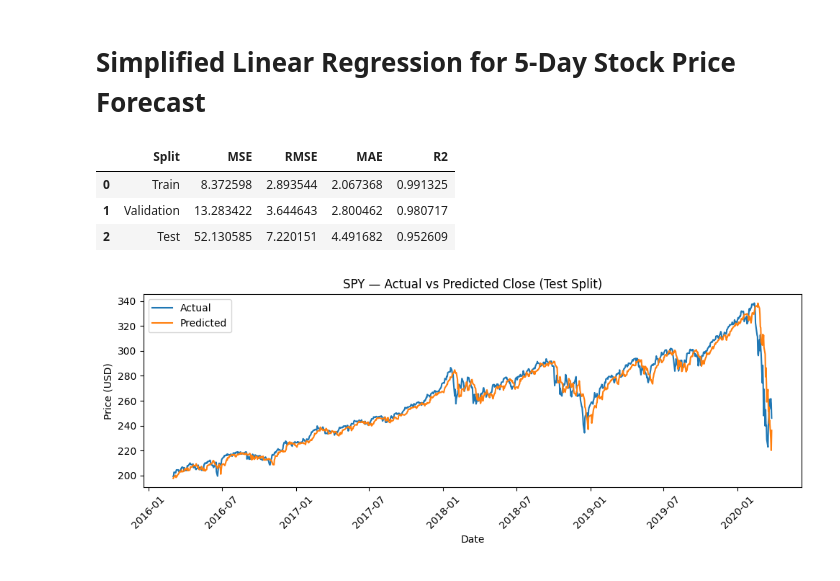
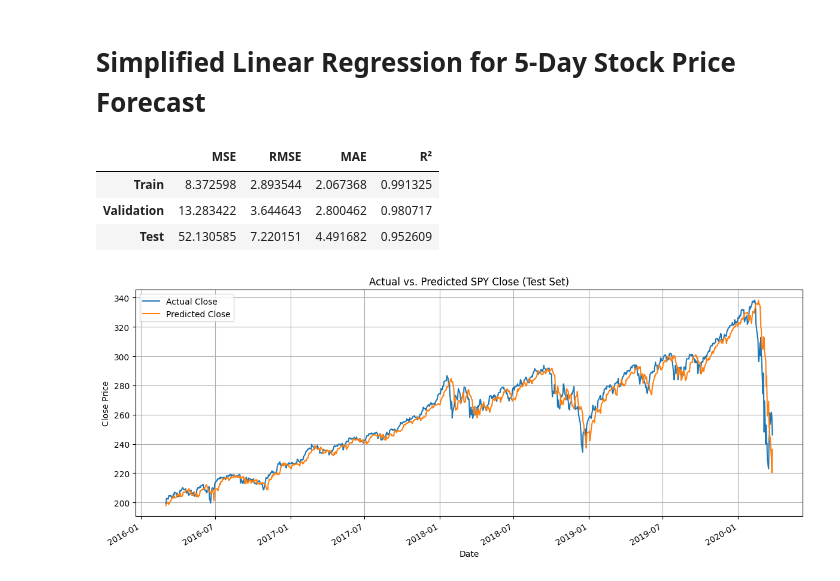
Before and after one commit to adamgj3030/Stock_Prediction, a Jupyter notebook: models/linear_regression.ipynb, the cells around one changed output. Saved outputs shown, nothing was run; the diff lists cells and outputs as text; code cells hidden in the pictures.

```diff
--- a/models/linear_regression.ipynb
+++ b/models/linear_regression.ipynb
@@ -12 +37,21 @@ import matplotlib.pyplot as plt
+# %%
+def split_data(X, y, dates, train_ratio = 0.70, val_ratio = 0.15):
+    # Chronological train / val / test split (70/15/15)
+    n = len(X)
+    train_end = int(n * train_ratio)
+    val_end = int(n * (train_ratio + val_ratio))
+
+    X_train, y_train = X.iloc[:train_end], y.iloc[:train_end]
+    X_val, y_val = X.iloc[train_end:val_end], y.iloc[train_end:val_end]
+    X_test, y_test = X.iloc[val_end:], y.iloc[val_end:]
+    d_test = dates.iloc[val_end:]
+
+    return (X_train, y_train), (X_val, y_val), (X_test, y_test, d_test)
+# %%
+def eval_metrics(y_true, y_pred):
+    mse = mean_squared_error(y_true, y_pred)
+    rmse = math.sqrt(mse)
+    mae = mean_absolute_error(y_true, y_pred)
+    r2 = r2_score(y_true, y_pred)
+    return {"MSE": mse, "RMSE": rmse, "MAE": mae, "R²": r2}
 # %%
@@ -68,23 +85,22 @@ def run_linear_regression(csv_file, lag=15, forecast=5):
 # %%
-# === Example usage on SPY.csv ===
-metrics, fitted_model, test_dates, y_test, y_pred = run_linear_regression('data/etfs/SPY.csv')
+# Visualize results
+metrics, model, dates_test, y_test, y_pred_test = run_linear_regression('../data/etfs/SPY.csv')
+df_metrics = pd.DataFrame.from_dict(metrics, orient='index')
+display(df_metrics)
 
-display(metrics)
+actual = pd.Series(y_test.values, index=dates_test, name='Actual Close')
+pred   = pd.Series(y_pred_test,       index=dates_test, name='Predicted Close')
+plot_df = pd.concat([actual, pred], axis=1)
 
-# Plot true vs predicted close prices on the test split
-plt.figure(figsize=(10,4))
-plt.plot(test_dates, y_test, label='Actual')
-plt.plot(test_dates, y_pred, label='Predicted')
-plt.title('SPY — Actual vs Predicted Close (Test Split)')
-plt.xlabel('Date')
-plt.ylabel('Price (USD)')
-plt.legend()
-plt.xticks(rotation=45)
+ax = plot_df.plot(figsize=(12,5), grid=True)
+ax.set_title("Actual vs. Predicted SPY Close (Test Set)")
+ax.set_xlabel("Date")
+ax.set_ylabel("Close Price")
 plt.tight_layout()
 plt.show()
 # %% [output]
-|  | Split | MSE | RMSE | MAE | R2 |
-| 0 | Train | 8.372598 | 2.893544 | 2.067368 | 0.991325 |
-| 1 | Validation | 13.283422 | 3.644643 | 2.800462 | 0.980717 |
-| 2 | Test | 52.130585 | 7.220151 | 4.491682 | 0.952609 |
+|  | MSE | RMSE | MAE | R² |
+| Train | 8.372598 | 2.893544 | 2.067368 | 0.991325 |
+| Validation | 13.283422 | 3.644643 | 2.800462 | 0.980717 |
+| Test | 52.130585 | 7.220151 | 4.491682 | 0.952609 |
-[figure, old version]
+[figure, new version]
```
Also changed, not shown: parts of 3 cells of this notebook, 2 other files.
